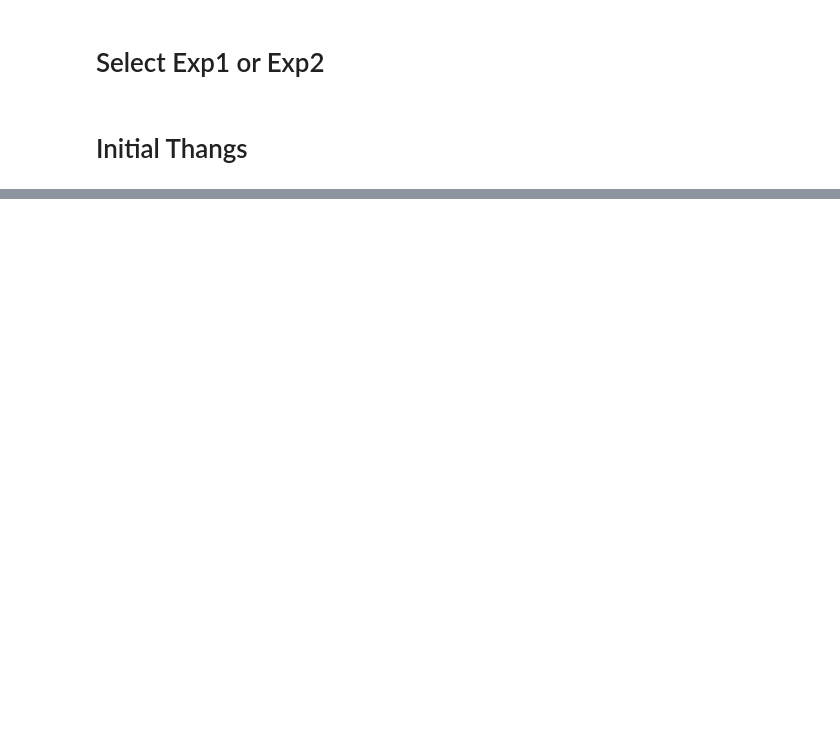
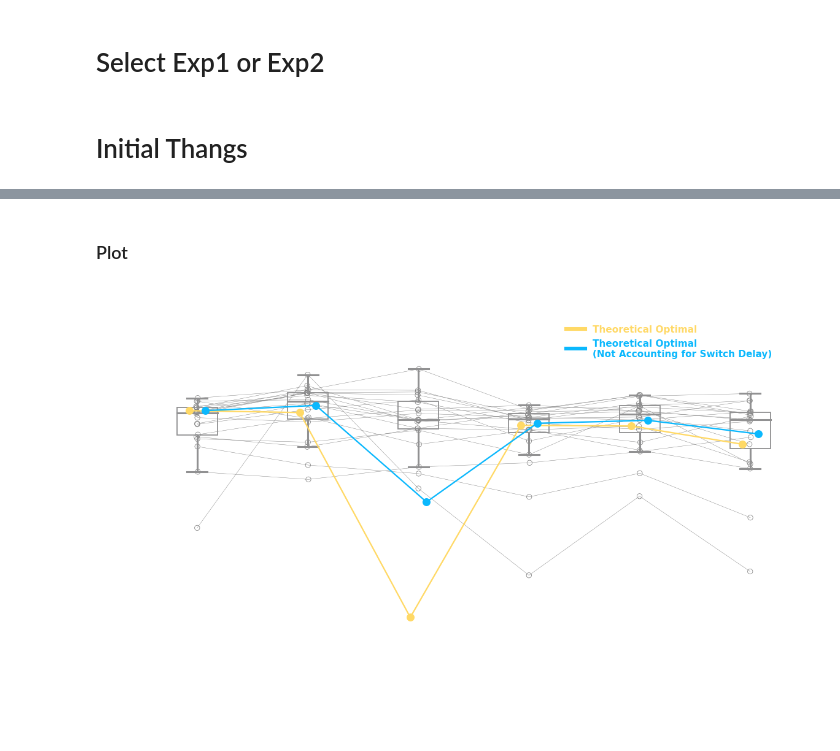
Before and after one commit to SethSullivan/MatchPennies-Agent-Expirement, a Jupyter notebook: scripts/makefigs/SCAPPS_Figures.ipynb, the cells around one changed output, grey strips where cells are left out. Cells and saved outputs as stored; diff of their text form; code cells hidden in the pictures; blank space fills up the shorter version.

```diff
--- a/scripts/makefigs/SCAPPS_Figures.ipynb
+++ b/scripts/makefigs/SCAPPS_Figures.ipynb
@@ -90,0 +101,18 @@ for i, (index, row) in enumerate(base_model_df.iterrows()):
+# %%
+SHOW_BOXPLOTS = True
+SHOW_MODELS = True
+w,h = 10,6
+mult_w, div_w = 0.9,1.1
+div_h = 1.1
+bw = 0.4*w/it.num_blocks # box widths of all boxes combined takes up 30% of the width
+df = st.generate_dataframe(group, EXPERIMENT, DROP_SUBJECT_NUM=13)
+display(df)
+
+stats_inputs = st.Inputs(
+    df, experiment = EXPERIMENT, num_subjects = len(df['Subject'].unique()),
+    num_blocks=it.num_blocks,num_trials=it.num_trials,
+    trial_block_titles=it.trial_block_titles,xlab=it.xlabel,
+    f1_xticklabels=it.f1_collapse_xticklabs,f2_xticklabels=it.f2_collapse_xticklabs,
+    f1_xlabel=it.f1_xlabel,f2_xlabel=it.f2_xlabel,
+    M = 1e6
+)
@@ -90,0 +161,40 @@ for i, (index, row) in enumerate(base_model_df.iterrows()):
+# %% [markdown]
+### Plot
+# %%
+if True:
+    xlocs = np.linspace(0, w/div_w, num=len(it.trial_block_titles))
+    legend_fontsize = 10
+
+    metric = np.nanmedian(group.movement_metrics.movement_onset_times('task'), axis=2)
+    ylocs = np.arange(200, 1601, 200)
+    ylabel = 'Time (ms)'
+    title = 'Median Movement Onset Time'
+
+    fig = dv.Figure(figsize=(w, h), dpi=110)
+    ax = fig.add_panel(dim=(0.6, 0, w / div_w, h / div_h))
+    model_data = [model.results.get_metric(model.player_behavior.wtd_leave_time,metric_type='true',decision_type='optimal') for model in models.values()]
+    pf.multiple_models_boxplot_v2(
+            ax=ax,
+            data=metric,
+            box_width = bw,
+            model_data=model_data,
+            show_boxplot=SHOW_BOXPLOTS,
+            show_models=SHOW_MODELS,
+            reorder_xaxis = True,
+            labels=list(models.keys()),
+            colors=wheel.grey,
+            linestyles=None,
+            line_colors = None,
+            xlocs=xlocs,
+            ylocs=ylocs,
+            xticklabels=it.trial_block_titles,
+            xlabel=it.xlabel,
+            ylabel=ylabel,
+            title=title,
+            legend_fontsize=legend_fontsize,
+            title_fontsize=25,
+        )
+    ax.set_ylim(200,1600)
+    fig.remove_figure_borders()
+# %% [output]
+[figure, added]
```
Also changed, not shown: parts of 16 cells of this notebook.
